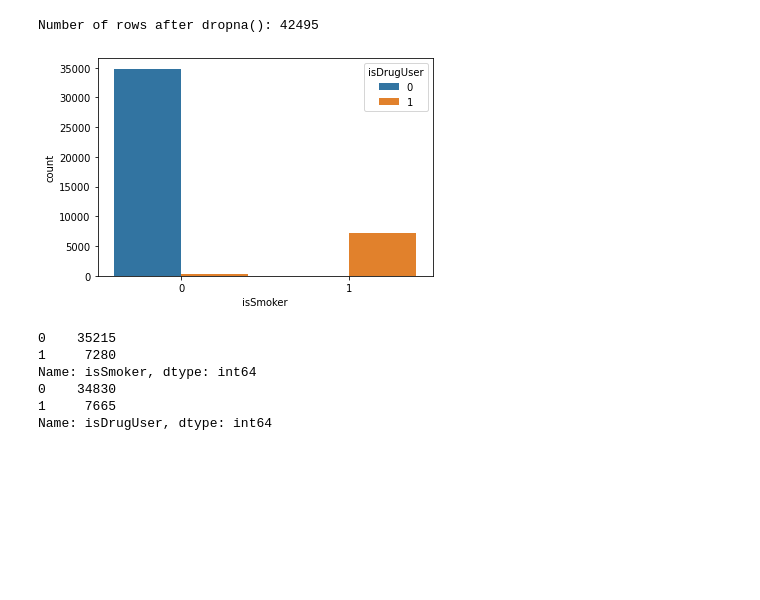
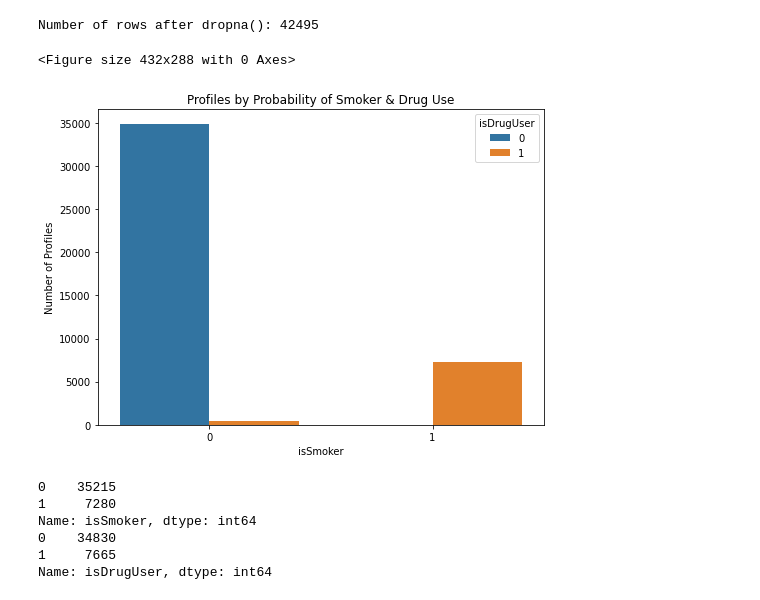
Before and after one commit to erikrowens/Codecademy, a Jupyter notebook: OKCupid_Date_A_Scientist_Portfolio_Project/OKCupid_Date_A_Scientist_Portfolio_Project.ipynb, the cells around one changed output. Saved outputs shown, nothing was run; the diff lists cells and outputs as text; code cells hidden in the pictures; blank space fills up the shorter version.

```diff
--- a/OKCupid_Date_A_Scientist_Portfolio_Project/OKCupid_Date_A_Scientist_Portfolio_Project.ipynb
+++ b/OKCupid_Date_A_Scientist_Portfolio_Project/OKCupid_Date_A_Scientist_Portfolio_Project.ipynb
@@ -218,18 +234,30 @@ profilesDF['isDrinker'] = profilesDF['drugs'].apply(lambda x: 1 if x in drinksLi
 Number of rows after dropna(): 42495
 # %%
 #@title Code: Plot isSmoker & isDrugUser
-sns.countplot(x='isSmoker', data=profilesDF, hue="isDrugUser")
+
+plt.clf()
+fig, ax = plt.subplots(figsize=(8,6))
+ax = sns.countplot(x='isSmoker', data=profilesDF, hue="isDrugUser")
+plt.ylabel("Number of Profiles")
+plt.gcf().subplots_adjust(bottom=0.15)
+plt.title("Profiles by Probability of Smoker & Drug Use")
+
+fig = plt.gcf()
+plt.draw()
+fig.savefig(projectFolder+'smokers_drug_users.png', dpi=100, format='png')
 plt.show()
+
 print(profilesDF['isSmoker'].value_counts())
 print(profilesDF['isDrugUser'].value_counts())
 # %% [output]
+<Figure size 432x288 with 0 Axes>
-[figure, old version]
+[figure, new version]
-0    35215
-1     7280
-Name: isSmoker, dtype: int64
-0    34830
-1     7665
-Name: isDrugUser, dtype: int64
+0    35215
+1     7280
+Name: isSmoker, dtype: int64
+0    34830
+1     7665
+Name: isDrugUser, dtype: int64
 # %%
 #@title Code: Logistic Regression
 
```
Also changed, not shown: parts of 7 cells of this notebook.
